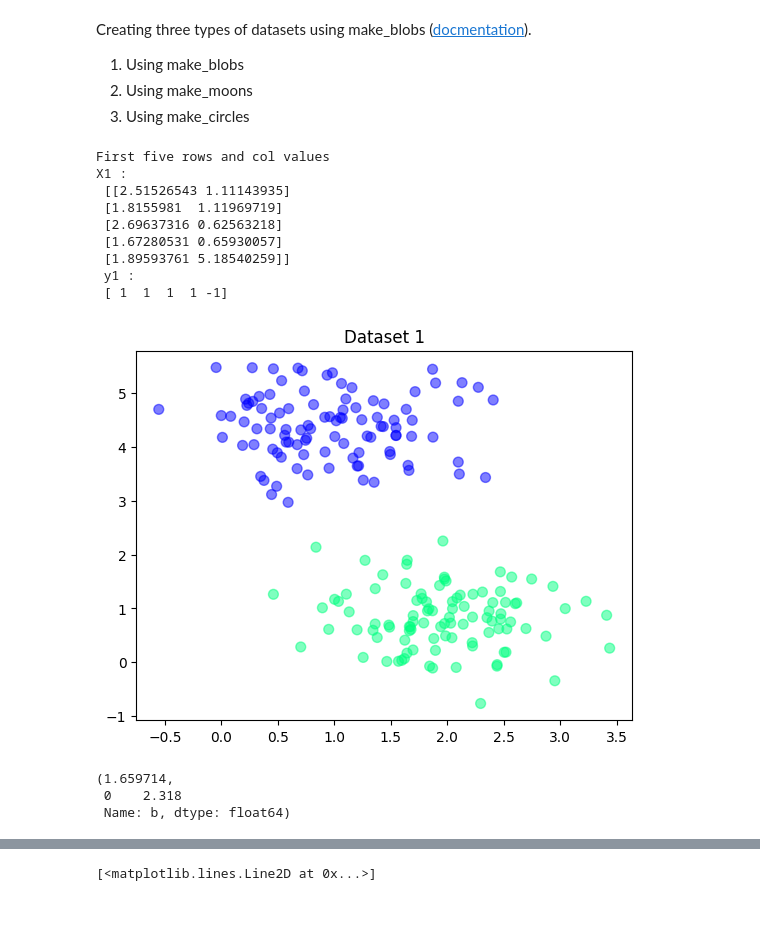
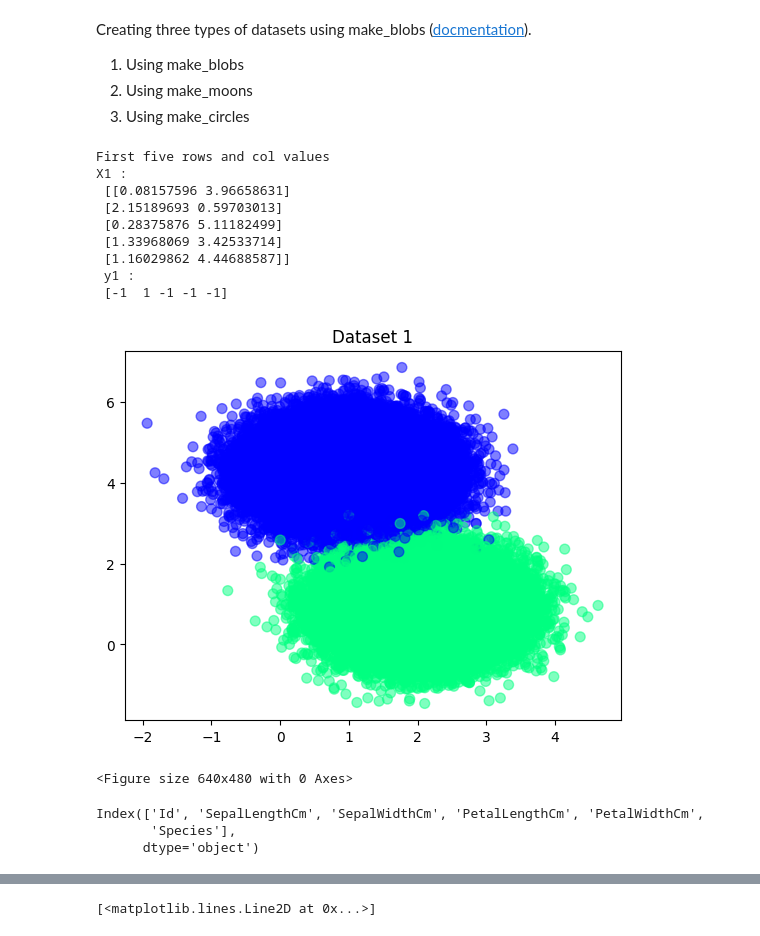
Before and after one commit to Akranth3/Parallel_SVM, a Jupyter notebook: code/svm-from-scratch.ipynb, the cells around one changed output, grey strips where cells are left out. Cells and saved outputs as stored; diff of their text form; code cells hidden in the pictures.

```diff
--- a/code/svm-from-scratch.ipynb
+++ b/code/svm-from-scratch.ipynb
@@ -17,27 +17,32 @@ Creating three types of datasets using make_blobs ([docmentation](https://scikit
 2. Using make_moons
 3. Using make_circles
 # %%
-X1, y1 = make_blobs(n_samples=200, centers=2,random_state=0, cluster_std=0.60)
+plt.close()
+X1, y1 = make_blobs(n_samples=100000, centers=2,random_state=0, cluster_std=0.60)
 y1 = np.where(y1 <= 0, -1, 1)
 print("First five rows and col values \nX1 : \n",X1[:5], " \n y1 :\n",y1[:5])
 plt.scatter(X1[:, 0], X1[:, 1], c=y1, s=50, cmap='winter', alpha=.5)
 plt.title("Dataset 1")
 plt.show()
+plt.savefig("Dataset1.png")
 # %% [output]
 First five rows and col values
 X1 :
- [[2.51526543 1.11143935]
- [1.8155981  1.11969719]
- [2.69637316 0.62563218]
- [1.67280531 0.65930057]
- [1.89593761 5.18540259]]
+ [[0.08157596 3.96658631]
+ [2.15189693 0.59703013]
+ [0.28375876 5.11182499]
+ [1.33968069 3.42533714]
+ [1.16029862 4.44688587]]
  y1 :
- [ 1  1  1  1 -1]
+ [-1  1 -1 -1 -1]
-[figure, old version]
+[figure, new version]
+<Figure size 640x480 with 0 Axes>
 # %%
-df = pd.read_csv('../model/Two_class/model.csv')
-df['w'].item(), df['b']
+df = pd.read_csv('../model/IRIS/model.csv')
-# %% [output]
-(1.659714,
- 0    2.318
- Name: b, dtype: float64)
+# %%
+train_data = pd.read_csv('../Data/IRIS/Iris.csv')
+train_data.columns
+# %% [output]
+Index(['Id', 'SepalLengthCm', 'SepalWidthCm', 'PetalLengthCm', 'PetalWidthCm',
+       'Species'],
+      dtype='object')
```
Also changed, not shown: parts of 11 cells of this notebook, 31 other files.
